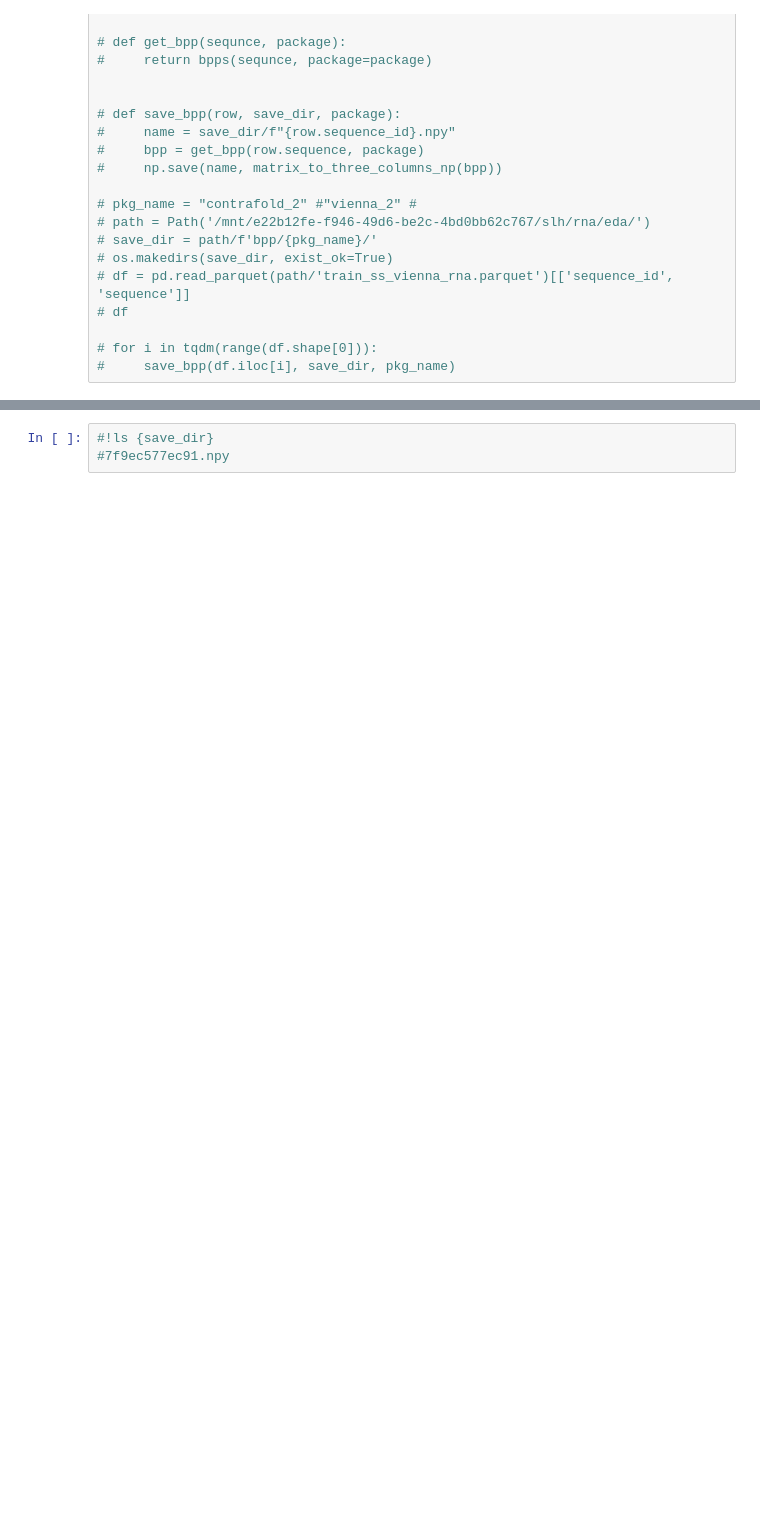
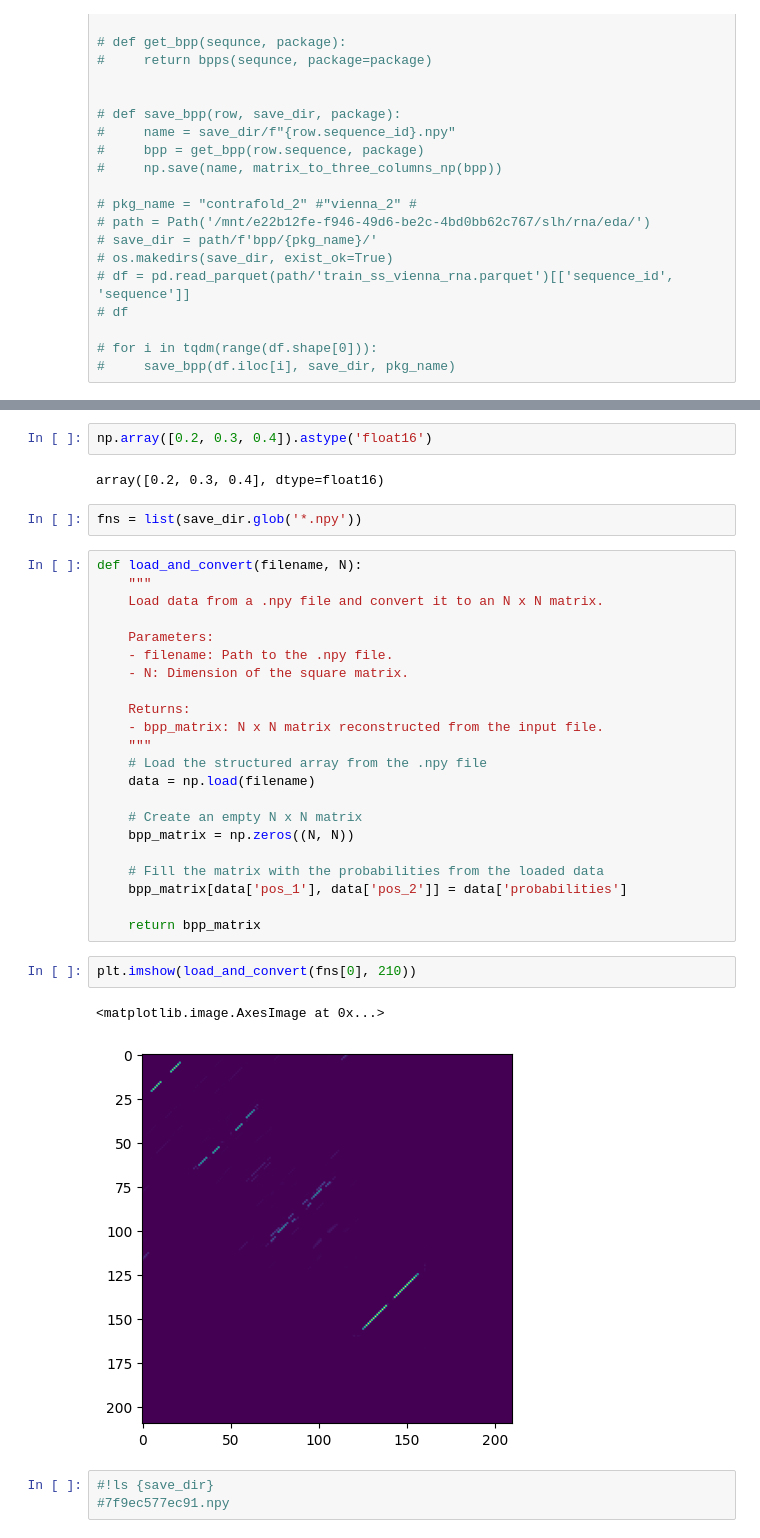
Before and after one commit to DrHB/rna-stanford, a Jupyter notebook: eda/bppp.ipynb, the cells around one changed output, grey strips where cells are left out. Cells and saved outputs as stored; diff of their text form; blank space fills up the shorter version.

```diff
--- a/eda/bppp.ipynb
+++ b/eda/bppp.ipynb
@@ -121,3 +110,36 @@ b'WARNING: ...from traverse_loop. Loop 2 has crossed regions\n'
+# %%
+np.array([0.2, 0.3, 0.4]).astype('float16')
+# %% [output]
+array([0.2, 0.3, 0.4], dtype=float16)
+# %%
+fns = list(save_dir.glob('*.npy'))
+# %%
+def load_and_convert(filename, N):
+    """
+    Load data from a .npy file and convert it to an N x N matrix.
+
+    Parameters:
+    - filename: Path to the .npy file.
+    - N: Dimension of the square matrix.
+
+    Returns:
+    - bpp_matrix: N x N matrix reconstructed from the input file.
+    """
+    # Load the structured array from the .npy file
+    data = np.load(filename)
+
+    # Create an empty N x N matrix
+    bpp_matrix = np.zeros((N, N))
+
+    # Fill the matrix with the probabilities from the loaded data
+    bpp_matrix[data['pos_1'], data['pos_2']] = data['probabilities']
+
+    return bpp_matrix
+# %%
+plt.imshow(load_and_convert(fns[0], 210))
+# %% [output]
+<matplotlib.image.AxesImage at 0x...>
+[figure, added]
 # %%
 #!ls {save_dir}
 #7f9ec577ec91.npy
```
Also changed, not shown: parts of 6 cells of this notebook, 8 other files.
